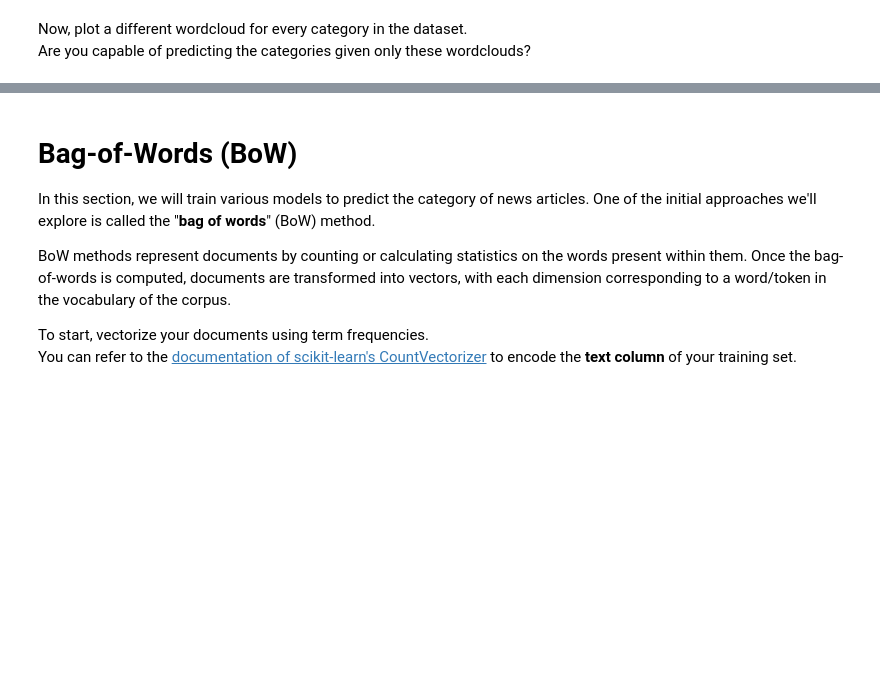
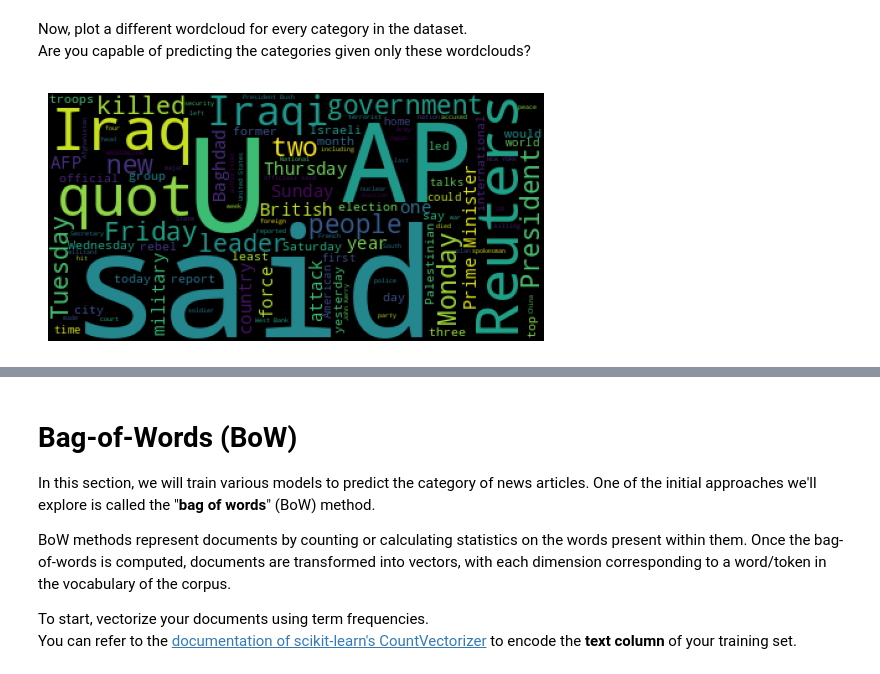
Before and after one commit to selim-ba/AIF, a Jupyter notebook: nlp/AIF_nlp_1.ipynb, the cells around one changed output, grey strips where cells are left out. Drawn from its saved outputs; the diff is of its cells as text; code cells hidden in the pictures; blank space fills up the shorter version.

```diff
--- a/nlp/AIF_nlp_1.ipynb
+++ b/nlp/AIF_nlp_1.ipynb
@@ -106,0 +105,8 @@ Are you capable of predicting the categories given only these wordclouds?
+# %%
+corpus_world = " ".join(traindf[traindf.label == 0].text.values)
+wordcloud_world = WordCloud(stopwords=stop_words).generate(text=corpus_world) #use the stopwords when generating the wordcloud
+plt.imshow(wordcloud_world)
+plt.axis("off")
+plt.show();
+# %% [output]
+[figure, added]
```
Also changed, not shown: parts of 4 cells of this notebook.
